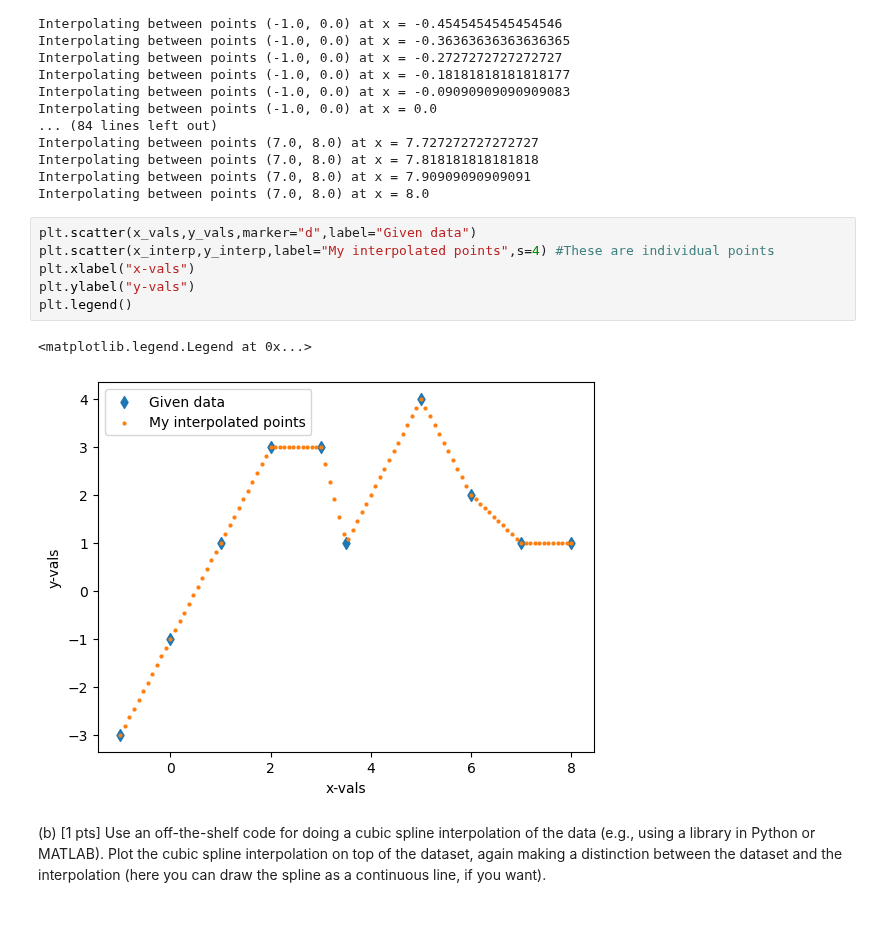
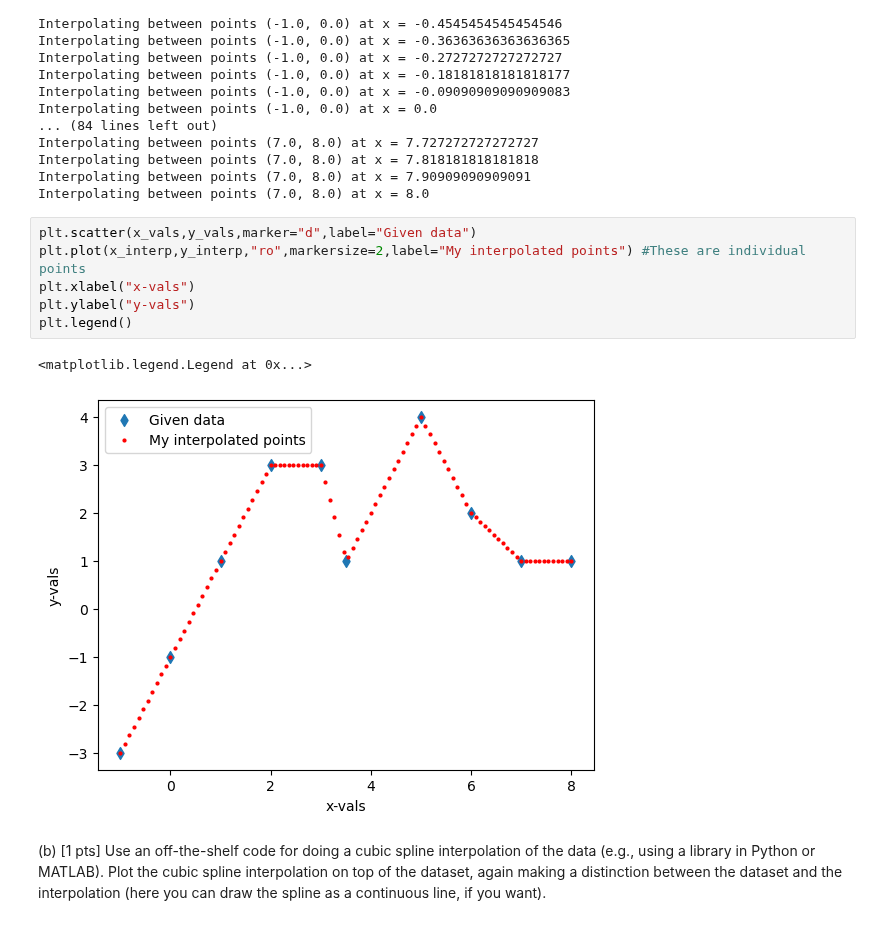
Before and after one commit to kparrine/Computational_Astro, a Jupyter notebook: C1/C1.ipynb, the cells around one changed output. Drawn from its saved outputs; the diff is of its cells as text.

```diff
--- a/C1/C1.ipynb
+++ b/C1/C1.ipynb
@@ -101,13 +101,13 @@ Interpolating between points (7.0, 8.0) at x = 7.90909090909091
 Interpolating between points (7.0, 8.0) at x = 8.0
 # %%
 plt.scatter(x_vals,y_vals,marker="d",label="Given data")
-plt.scatter(x_interp,y_interp,label="My interpolated points",s=4) #These are individual points
+plt.plot(x_interp,y_interp,"ro",markersize=2,label="My interpolated points") #These are individual points
 plt.xlabel("x-vals")
 plt.ylabel("y-vals")
 plt.legend()
 # %% [output]
 <matplotlib.legend.Legend at 0x...>
-[figure, old version]
+[figure, new version]
 # %% [markdown]
 (b) [1 pts] Use an off-the-shelf code for doing a cubic spline interpolation of the data (e.g.,
 using a library in Python or MATLAB). Plot the cubic spline interpolation on top of the
```
Also changed, not shown: parts of 3 cells of this notebook.
